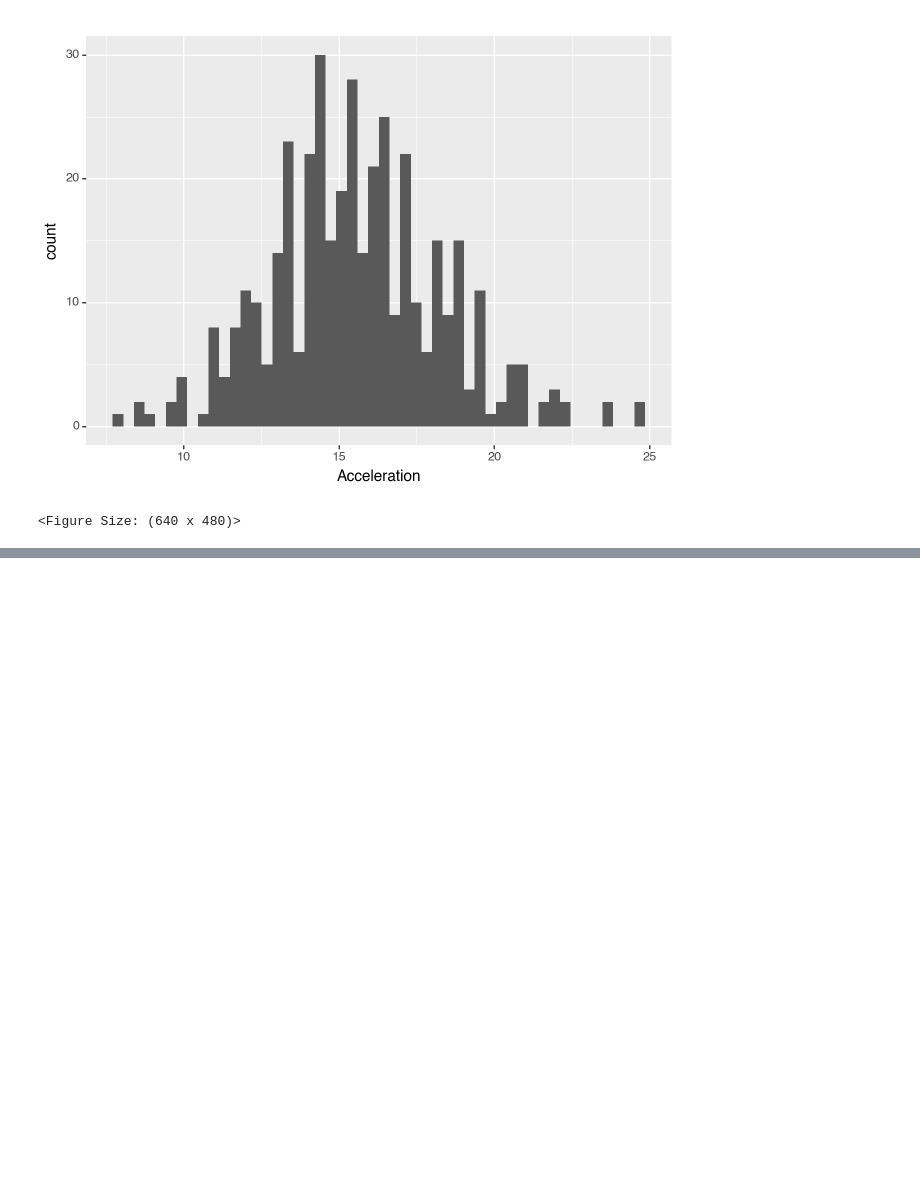
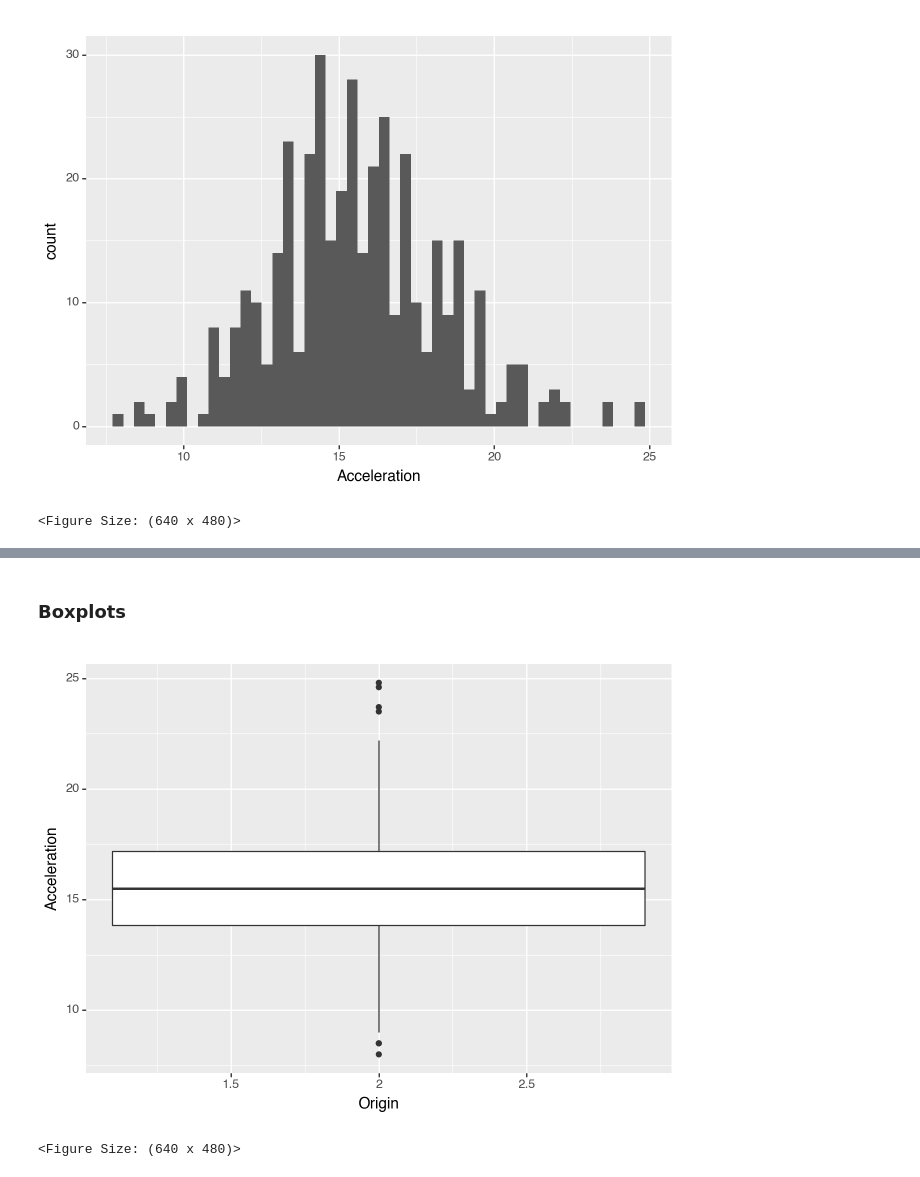
Before and after one commit to scientificprogrammingUOS/lectures_2023, a Jupyter notebook: 8_statistical_modeling/ggplot.ipynb, the cells around one changed output, grey strips where cells are left out. Drawn from its saved outputs; the diff is of its cells as text; code cells hidden in the pictures; blank space fills up the shorter version.

Commit message:
add ggplot

```diff
--- a/8_statistical_modeling/ggplot.ipynb
+++ b/8_statistical_modeling/ggplot.ipynb
@@ -179,0 +184,9 @@ Make a histogram of the yield for all observations. Make the bins 5 units wide.
+# %% [markdown]
+### Boxplots
+# %%
+(ggplot(cars, aes(x='Origin', y='Acceleration'))
+ + geom_boxplot()
+)
+# %% [output]
+[figure, added]
+<Figure Size: (640 x 480)>
```
Also changed, not shown: parts of 79 cells of this notebook.
